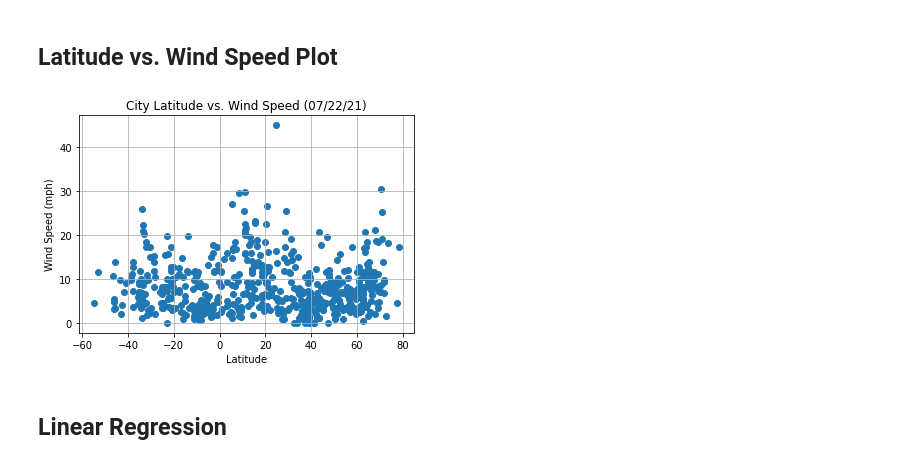
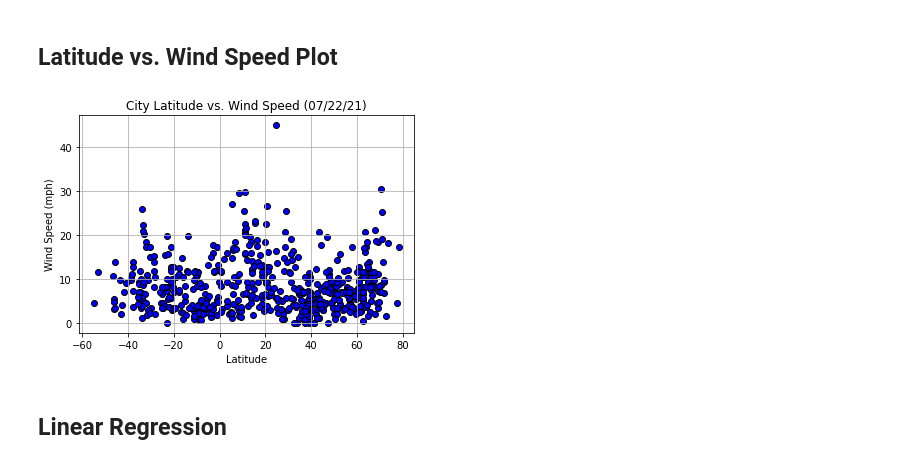
Before and after one commit to cass-john/python-api-challenge, a Jupyter notebook: WeatherPy-updated.ipynb, the cells around one changed output. Drawn from its saved outputs; the diff is of its cells as text; code cells hidden in the pictures.

```diff
--- a/WeatherPy-updated.ipynb
+++ b/WeatherPy-updated.ipynb
@@ -245,14 +246,14 @@ plt.show()
 # %%
 x_values = weather_df['Lat']
 y_values = weather_df['Wind Speed']
 plt.title("City Latitude vs. Wind Speed (07/22/21)")
-plt.scatter(x_values,y_values)
+plt.scatter(x_values,y_values, marker="o", facecolors="blue", edgecolors="black")
 plt.xlabel('Latitude')
 plt.ylabel('Wind Speed (mph)')
 plt.grid(True)
 plt.show()
 # %% [output]
-[figure, old version]
+[figure, new version]
 # %% [markdown]
 ## Linear Regression
 # %% [markdown]
```
Also changed, not shown: parts of 3 cells of this notebook.
